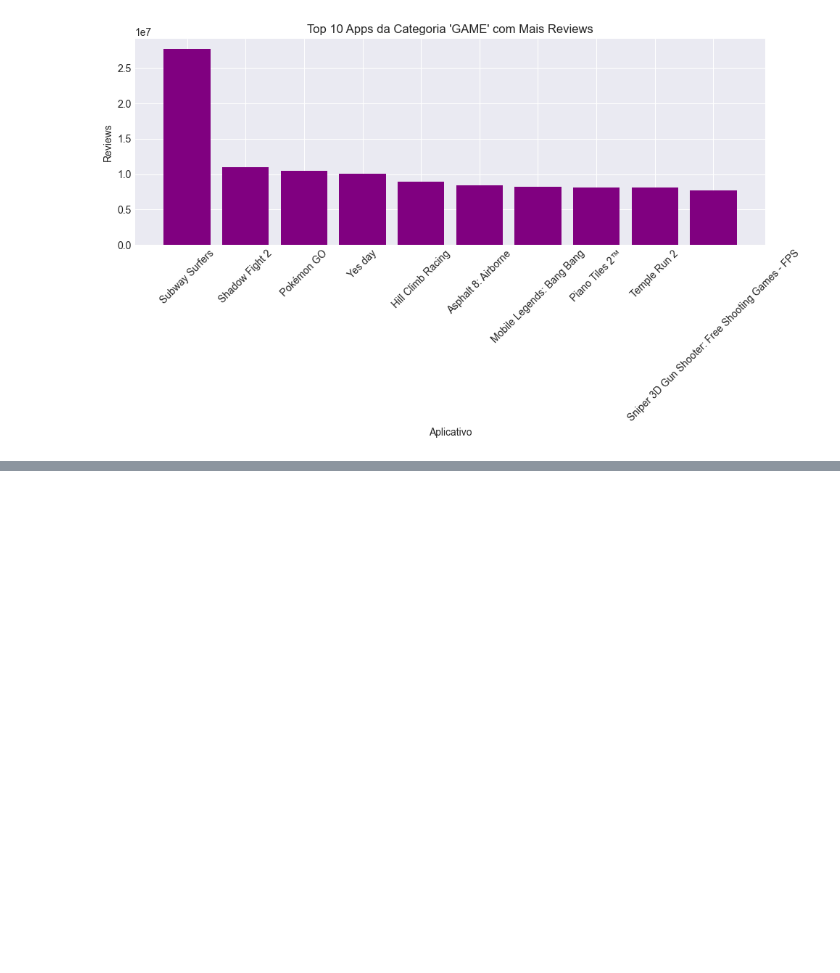
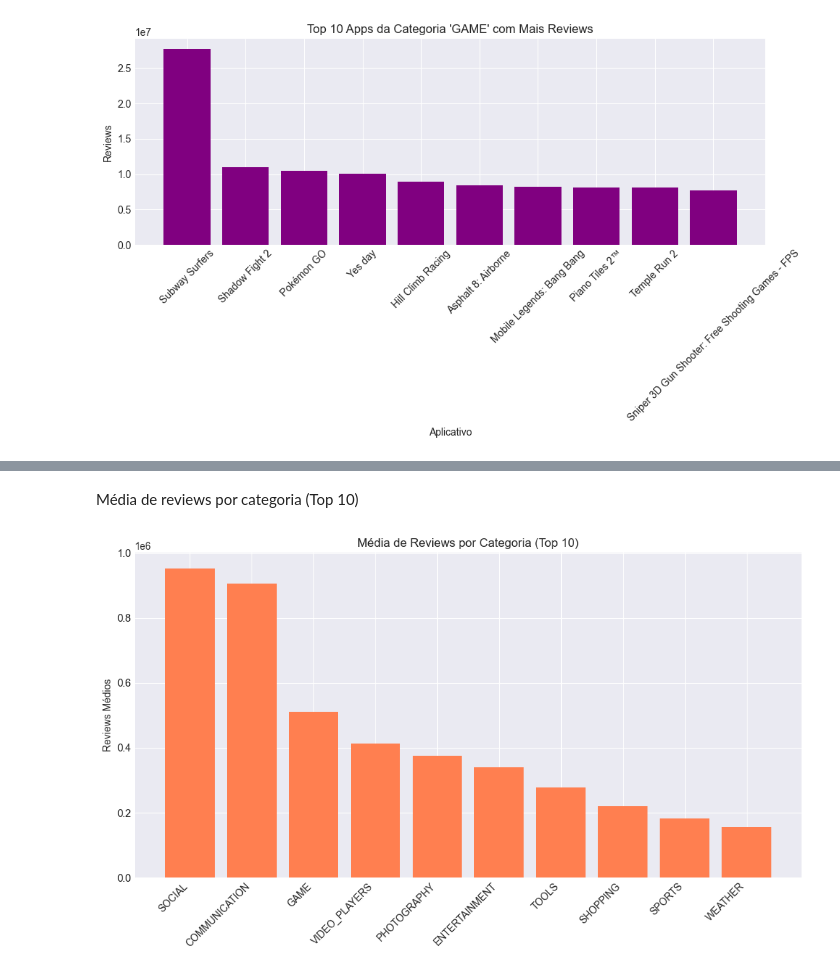
Before and after one commit to DaviSiq/Hackathon, a Jupyter notebook: python_hackathon/src/main.ipynb, the cells around one changed output, grey strips where cells are left out. Saved outputs shown, nothing was run; the diff lists cells and outputs as text; code cells hidden in the pictures; blank space fills up the shorter version.

```diff
--- a/python_hackathon/src/main.ipynb
+++ b/python_hackathon/src/main.ipynb
@@ -233,0 +341,14 @@ plt.show()
+# %% [markdown]
+Média de reviews por categoria (Top 10)
+# %%
+top_reviews_cat = df_c.head(10)
+
+plt.figure(figsize=(10, 6))
+plt.bar(top_reviews_cat['Category'], top_reviews_cat['Media_Reviews'], color='coral')
+plt.xticks(rotation=45, ha='right')
+plt.title("Média de Reviews por Categoria (Top 10)")
+plt.ylabel("Reviews Médios")
+plt.tight_layout()
+plt.show()
+# %% [output]
+[figure, added]
```
Also changed, not shown: parts of 10 cells of this notebook.
